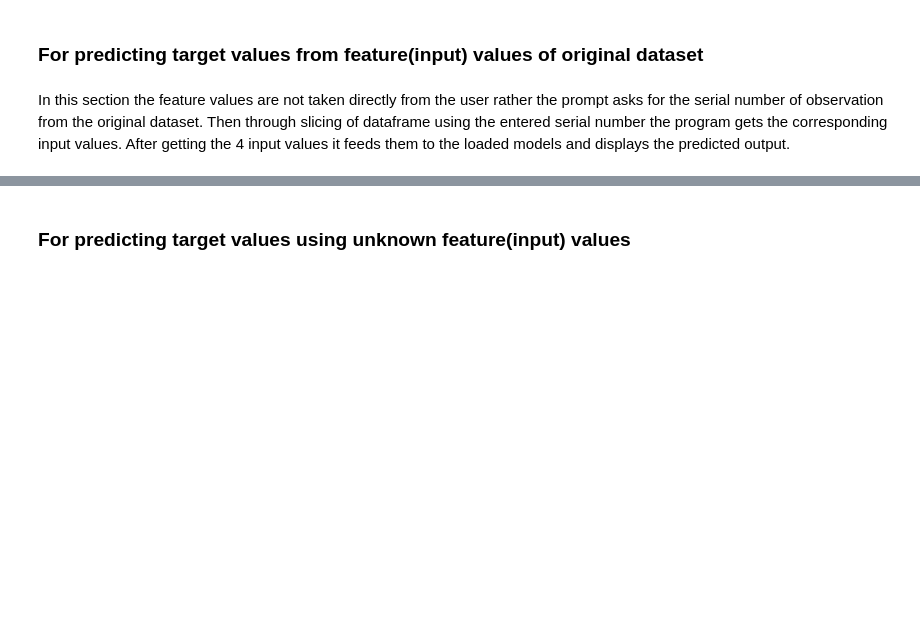
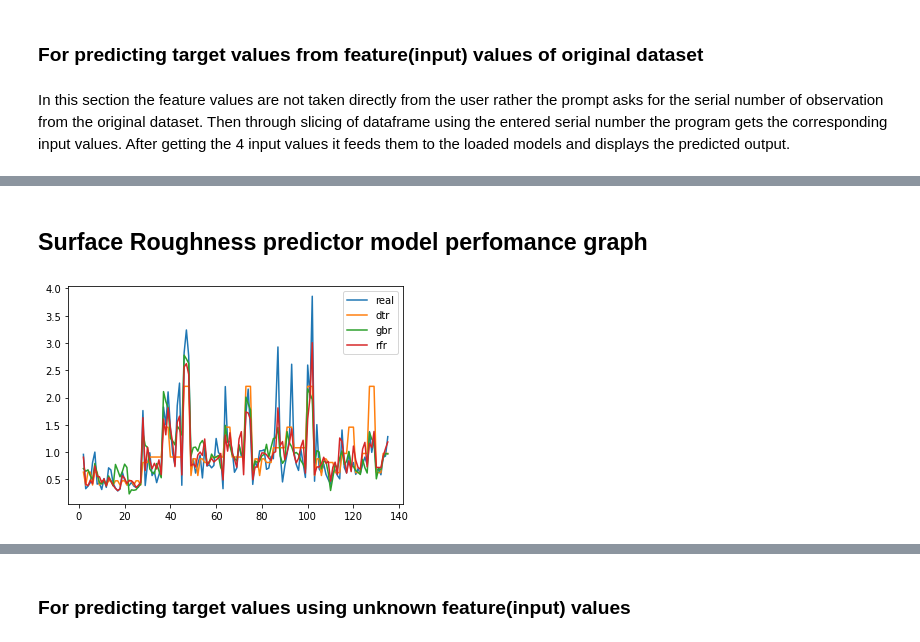
Before and after one commit to er-ssmohanty/graphene_proj, a Jupyter notebook: notebooks/Test_trained_models.ipynb, the cells around one changed output, grey strips where cells are left out. Saved outputs shown, nothing was run; the diff lists cells and outputs as text; code cells hidden in the pictures; blank space fills up the shorter version.

```diff
--- a/notebooks/Test_trained_models.ipynb
+++ b/notebooks/Test_trained_models.ipynb
@@ -83,0 +137,23 @@ Real value of RA is 0.429
+# %% [markdown]
+## Surface Roughness predictor model perfomance graph
+# %%
+#y_axis_mrr = [rfr_mrr_op,dtr_mrr_op,gbr_mrr_op,ann_mrr_op,real_mrr_op]
+a_ = 1
+b_ = 135
+b_ = b_+1
+rfr_ra_op = list(rfr_ra.predict(X.to_numpy()))[a_:b_]
+dtr_ra_op = list(dtr_ra.predict(X.to_numpy()))[a_:b_]
+gbr_ra_op = list(gbr_ra.predict(X.to_numpy()))[a_:b_]
+ann_ra_op = list(ann_sk_ra.predict(X.to_numpy()))[a_:b_]
+real_ra_op = list(Y2.to_numpy())[a_:b_]
+x_mrr = list(np.arange(1,136))[a_:b_]
+fig, ax = plt.subplots()
+
+ax.plot(x_mrr,real_ra_op,label= "real")
+ax.plot(x_mrr,dtr_ra_op,label = "dtr")
+ax.plot(x_mrr,gbr_ra_op,label = "gbr")
+ax.plot(x_mrr,rfr_ra_op,label = "rfr")
+plt.legend()
+plt.show()
+# %% [output]
+[figure, added]
```
Also changed, not shown: parts of 12 cells of this notebook, 13 other files.
